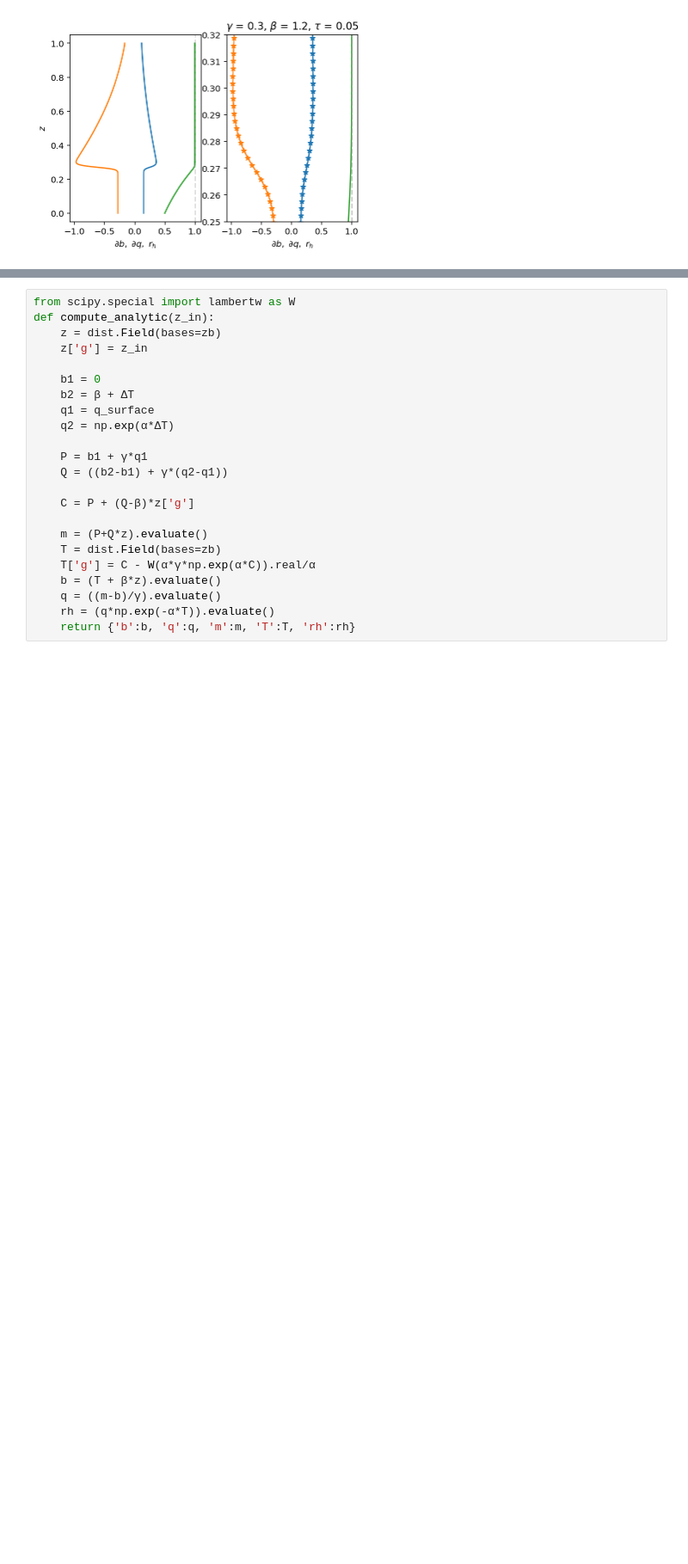
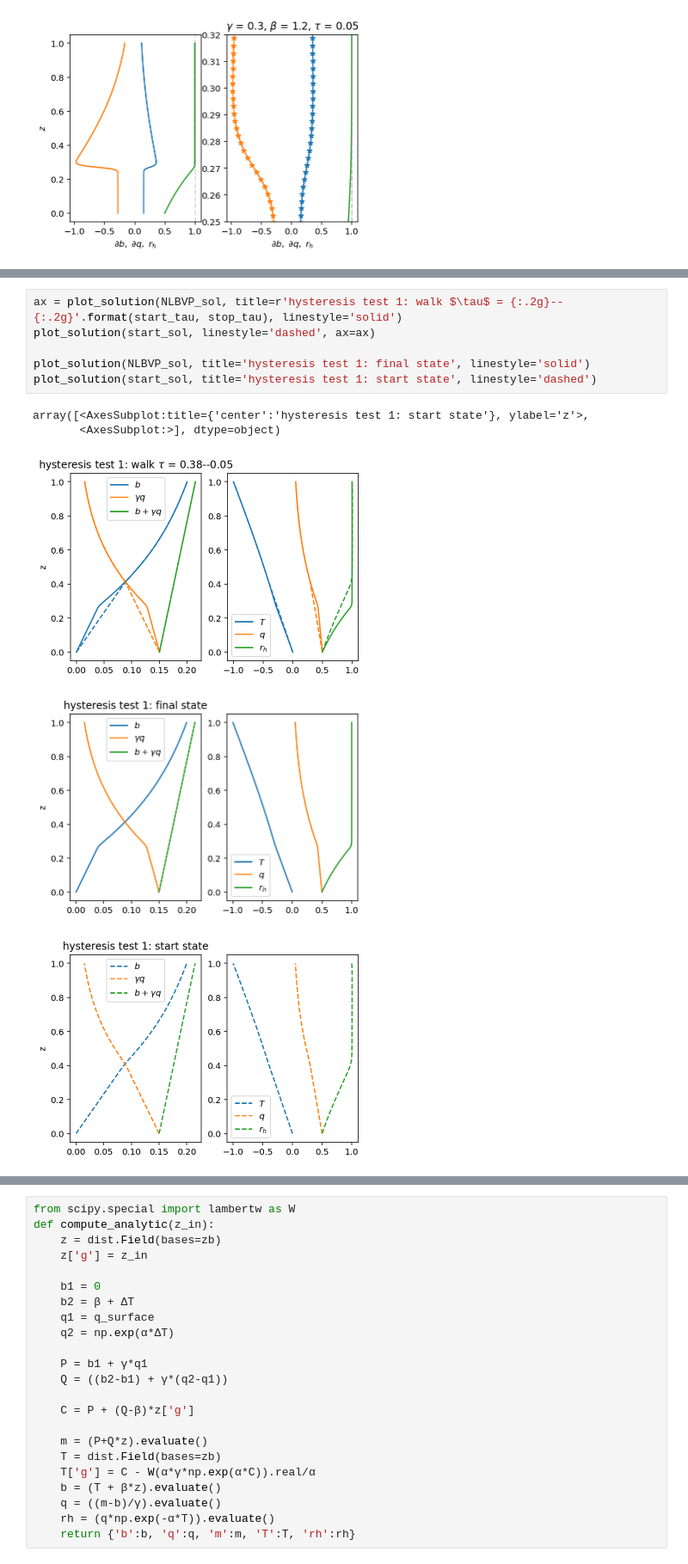
Before and after one commit to jsoishi/rainy_benard_aggregation, a Jupyter notebook: python/nlbvp/rainy_benard_lambert_W_unsaturated_atm.ipynb, the cells around one changed output, grey strips where cells are left out. Shown at 86% size. Drawn from its saved outputs; the diff is of its cells as text; blank space fills up the shorter version.

```diff
--- a/python/nlbvp/rainy_benard_lambert_W_unsaturated_atm.ipynb
+++ b/python/nlbvp/rainy_benard_lambert_W_unsaturated_atm.ipynb
@@ -387,0 +450,12 @@ print('us:     {:.2g}'.format(tau['g'][0,0,0]))
+# %%
+ax = plot_solution(NLBVP_sol, title=r'hysteresis test 1: walk $\tau$ = {:.2g}--{:.2g}'.format(start_tau, stop_tau), linestyle='solid')
+plot_solution(start_sol, linestyle='dashed', ax=ax)
+
+plot_solution(NLBVP_sol, title='hysteresis test 1: final state', linestyle='solid')
+plot_solution(start_sol, title='hysteresis test 1: start state', linestyle='dashed')
+# %% [output]
+array([<AxesSubplot:title={'center':'hysteresis test 1: start state'}, ylabel='z'>,
+       <AxesSubplot:>], dtype=object)
+[figure, added]
+[figure, added]
+[figure, added]
```
Also changed, not shown: parts of 24 cells of this notebook.
